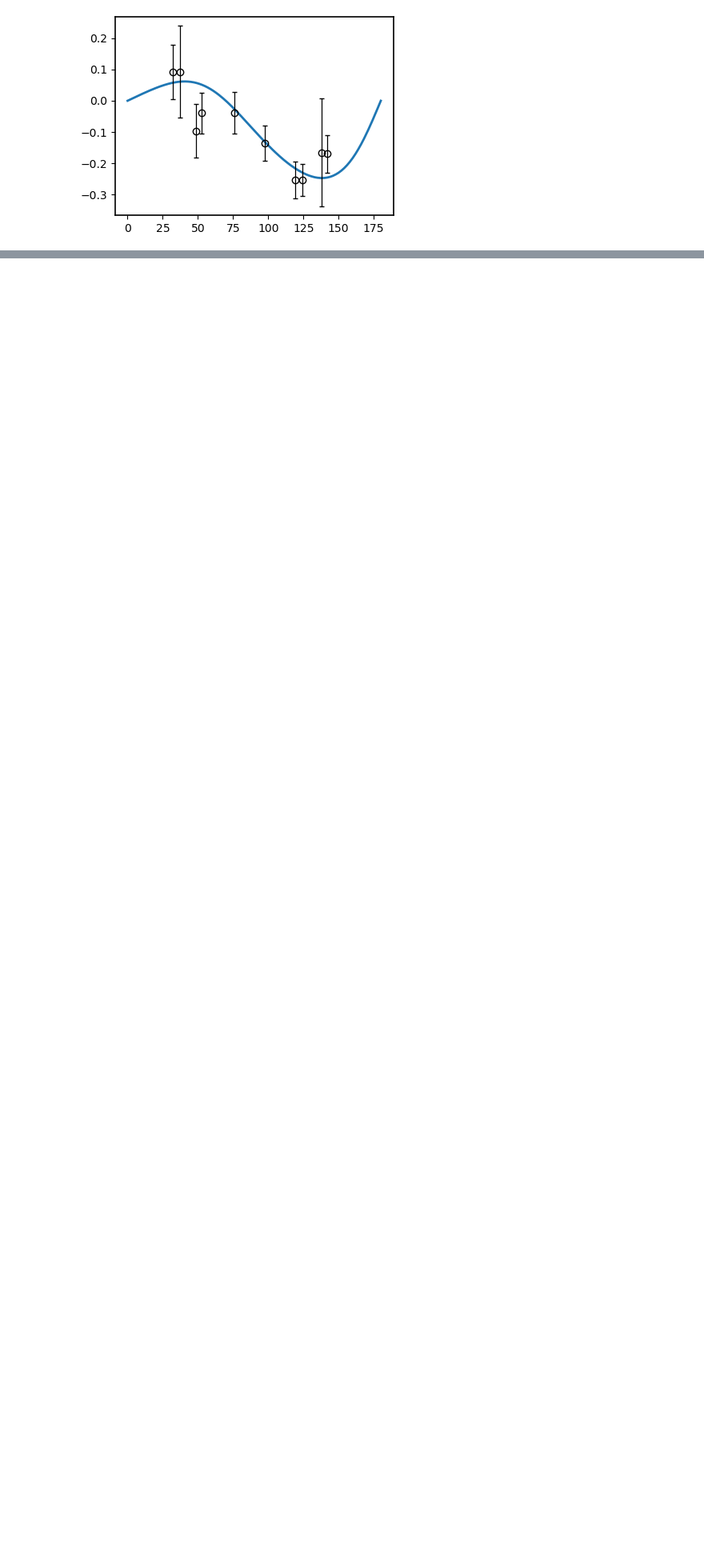
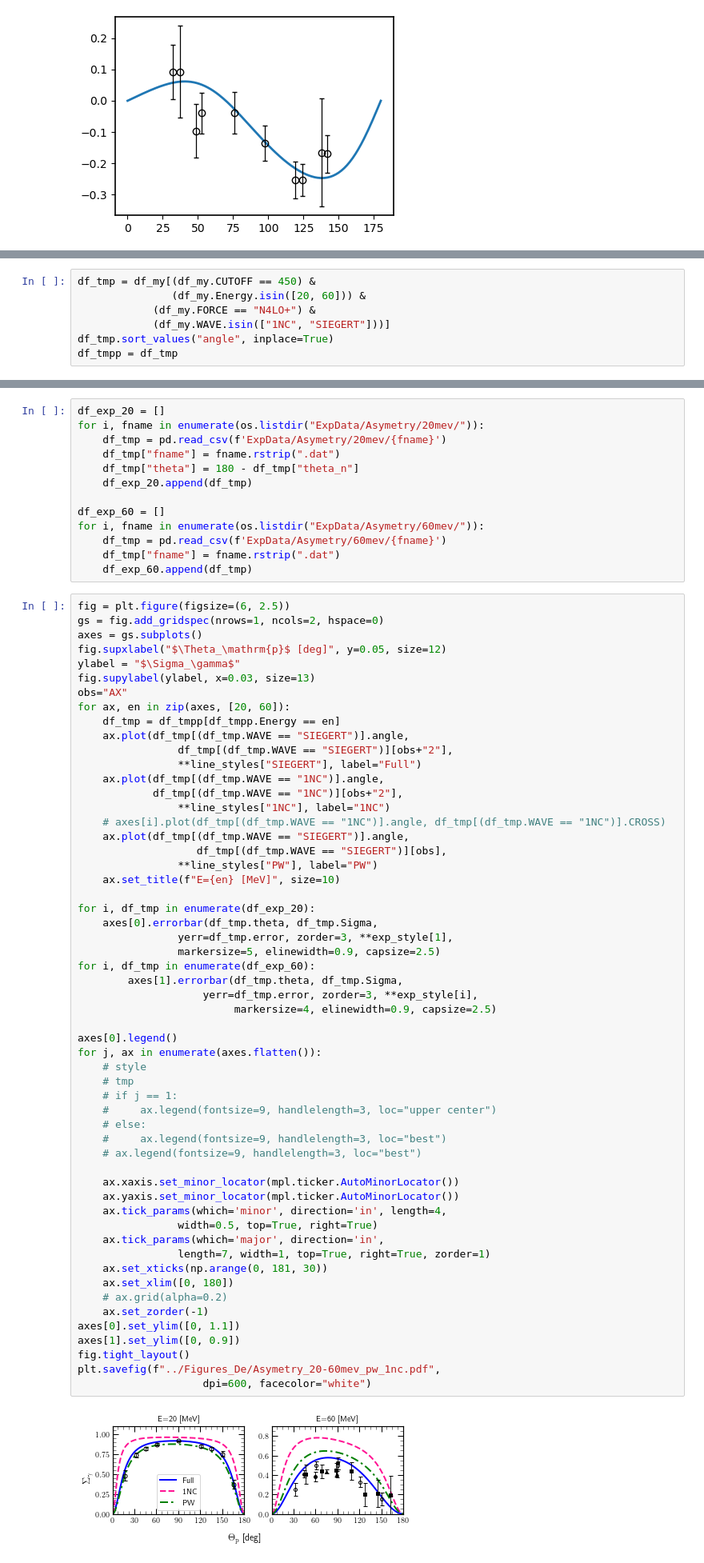
Before and after one commit to VitaliiUr/thesis, a Jupyter notebook: PlotData/Deuteron/Asymetry.ipynb, the cells around one changed output, grey strips where cells are left out. Shown at 80% size. Saved outputs shown, nothing was run; the diff lists cells and outputs as text; blank space fills up the shorter version.

```diff
--- a/PlotData/Deuteron/Asymetry.ipynb
+++ b/PlotData/Deuteron/Asymetry.ipynb
@@ -423,0 +501,7 @@ plt.show()
+# %%
+df_tmp = df_my[(df_my.CUTOFF == 450) &
+               (df_my.Energy.isin([20, 60])) &
+            (df_my.FORCE == "N4LO+") &
+            (df_my.WAVE.isin(["1NC", "SIEGERT"]))]
+df_tmp.sort_values("angle", inplace=True)
+df_tmpp = df_tmp
@@ -423,0 +513,71 @@ plt.show()
+# %%
+df_exp_20 = []
+for i, fname in enumerate(os.listdir("ExpData/Asymetry/20mev/")):
+    df_tmp = pd.read_csv(f'ExpData/Asymetry/20mev/{fname}')
+    df_tmp["fname"] = fname.rstrip(".dat")
+    df_tmp["theta"] = 180 - df_tmp["theta_n"]
+    df_exp_20.append(df_tmp)
+
+df_exp_60 = []
+for i, fname in enumerate(os.listdir("ExpData/Asymetry/60mev/")):
+    df_tmp = pd.read_csv(f'ExpData/Asymetry/60mev/{fname}')
+    df_tmp["fname"] = fname.rstrip(".dat")
+    df_exp_60.append(df_tmp)
+# %%
+fig = plt.figure(figsize=(6, 2.5))
+gs = fig.add_gridspec(nrows=1, ncols=2, hspace=0)
+axes = gs.subplots()
+fig.supxlabel("$\Theta_\mathrm{p}$ [deg]", y=0.05, size=12)
+ylabel = "$\Sigma_\gamma$"
+fig.supylabel(ylabel, x=0.03, size=13)
+obs="AX"
+for ax, en in zip(axes, [20, 60]):
+    df_tmp = df_tmpp[df_tmpp.Energy == en]
+    ax.plot(df_tmp[(df_tmp.WAVE == "SIEGERT")].angle,
+                df_tmp[(df_tmp.WAVE == "SIEGERT")][obs+"2"],
+                **line_styles["SIEGERT"], label="Full")
+    ax.plot(df_tmp[(df_tmp.WAVE == "1NC")].angle,
+            df_tmp[(df_tmp.WAVE == "1NC")][obs+"2"],
+                **line_styles["1NC"], label="1NC")
+    # axes[i].plot(df_tmp[(df_tmp.WAVE == "1NC")].angle, df_tmp[(df_tmp.WAVE == "1NC")].CROSS)
+    ax.plot(df_tmp[(df_tmp.WAVE == "SIEGERT")].angle,
+                   df_tmp[(df_tmp.WAVE == "SIEGERT")][obs],
+                **line_styles["PW"], label="PW")
+    ax.set_title(f"E={en} [MeV]", size=10)
+
+for i, df_tmp in enumerate(df_exp_20):
+    axes[0].errorbar(df_tmp.theta, df_tmp.Sigma,
+                yerr=df_tmp.error, zorder=3, **exp_style[1],
+                markersize=5, elinewidth=0.9, capsize=2.5)
+for i, df_tmp in enumerate(df_exp_60):
+        axes[1].errorbar(df_tmp.theta, df_tmp.Sigma,
+                    yerr=df_tmp.error, zorder=3, **exp_style[i],
+                         markersize=4, elinewidth=0.9, capsize=2.5)
+
+axes[0].legend()
+for j, ax in enumerate(axes.flatten()):
+    # style
+    # tmp
+    # if j == 1:
+    #     ax.legend(fontsize=9, handlelength=3, loc="upper center")
+    # else:
+    #     ax.legend(fontsize=9, handlelength=3, loc="best")
+    # ax.legend(fontsize=9, handlelength=3, loc="best")
+
+    ax.xaxis.set_minor_locator(mpl.ticker.AutoMinorLocator())
+    ax.yaxis.set_minor_locator(mpl.ticker.AutoMinorLocator())
+    ax.tick_params(which='minor', direction='in', length=4,
+                width=0.5, top=True, right=True)
+    ax.tick_params(which='major', direction='in',
+                length=7, width=1, top=True, right=True, zorder=1)
+    ax.set_xticks(np.arange(0, 181, 30))
+    ax.set_xlim([0, 180])
+    # ax.grid(alpha=0.2)
+    ax.set_zorder(-1)
+axes[0].set_ylim([0, 1.1])
+axes[1].set_ylim([0, 0.9])
+fig.tight_layout()
+plt.savefig(f"../Figures_De/Asymetry_20-60mev_pw_1nc.pdf",
+                    dpi=600, facecolor="white")
+# %% [output]
+[figure, added]
```
Also changed, not shown: parts of 7 cells of this notebook, 6 other files.
